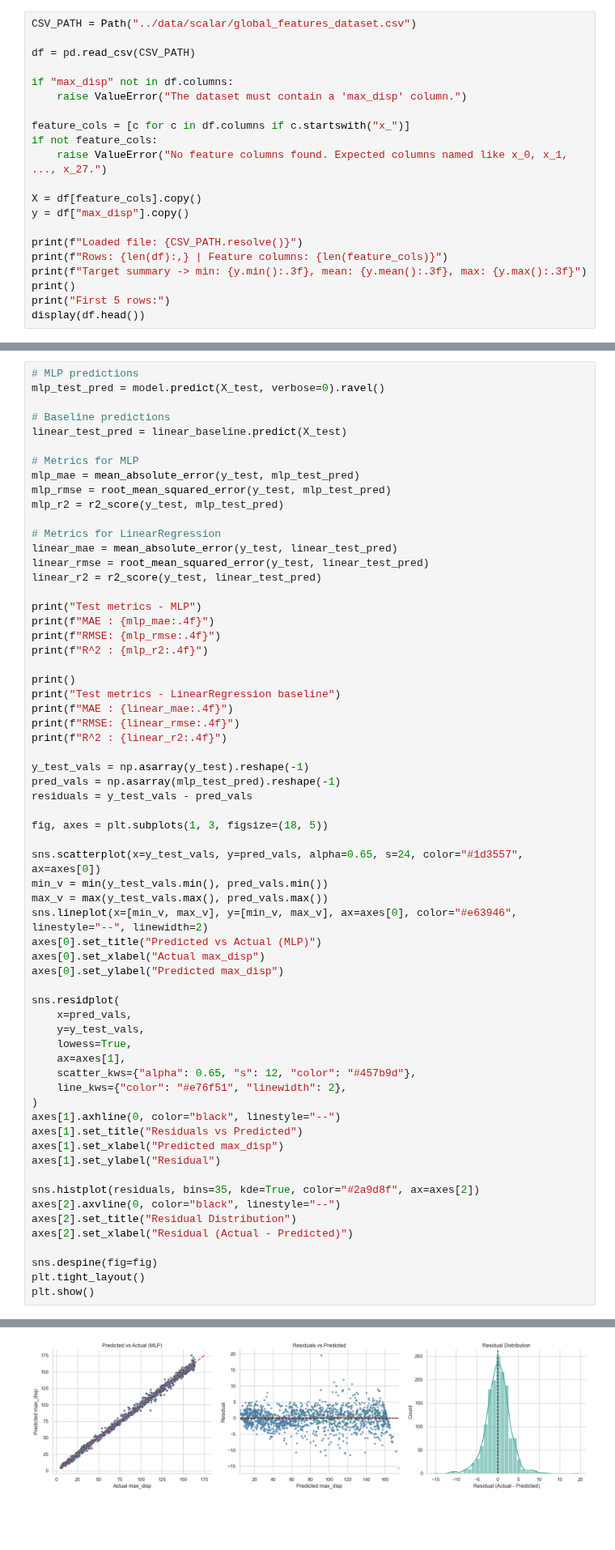
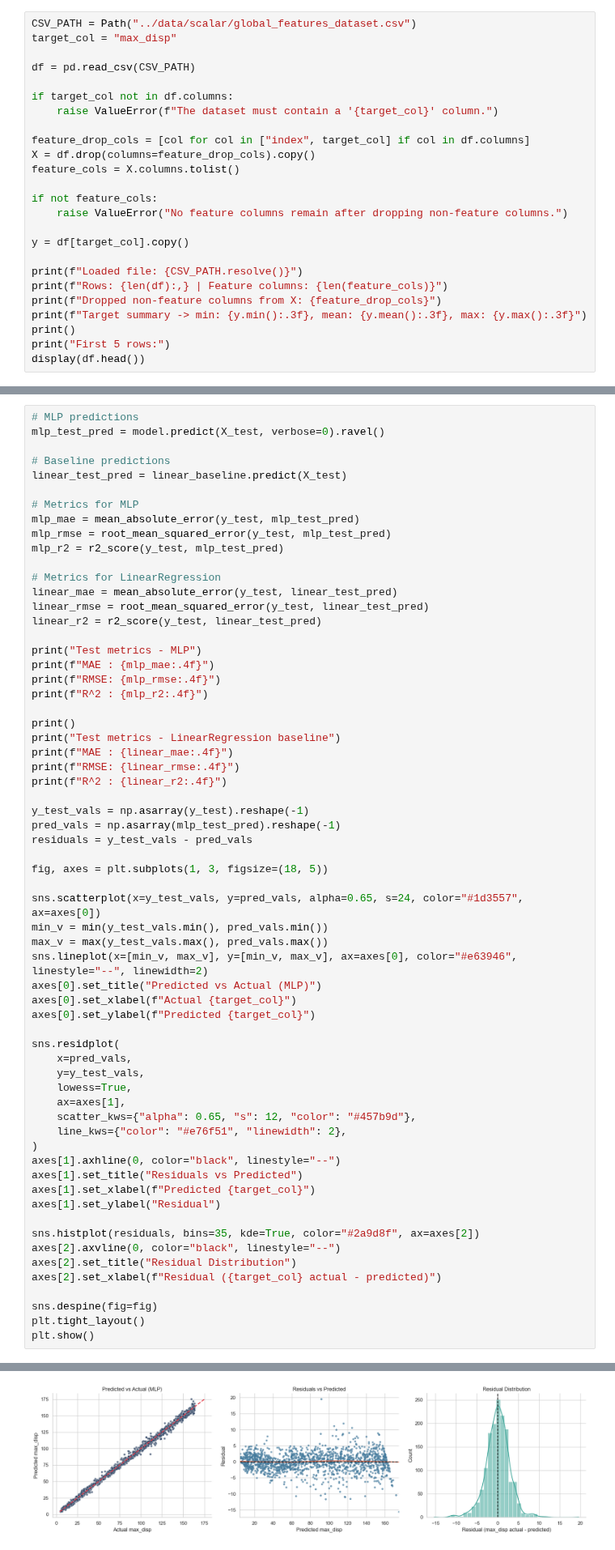
Before and after one commit to ozgucbertug/CMDO-ML, a Jupyter notebook: inclass_examples/notebooks/mlp_regression_maxDisplacement.ipynb, the cells around one changed output, grey strips where cells are left out. Shown at 81% size. Drawn from its saved outputs; the diff is of its cells as text; blank space fills up the shorter version.

```diff
--- a/inclass_examples/notebooks/mlp_regression_maxDisplacement.ipynb
+++ b/inclass_examples/notebooks/mlp_regression_maxDisplacement.ipynb
@@ -47,21 +47,25 @@ For regression, the raw `max_disp` column stays continuous. This cell defines th
 This notebook assumes it is run from `inclass_examples/notebooks/`, so the dataset path is set directly with `Path("../data/scalar/param_disp_dataset.csv")`.
 # %%
 CSV_PATH = Path("../data/scalar/global_features_dataset.csv")
+target_col = "max_disp"
 
 df = pd.read_csv(CSV_PATH)
 
-if "max_disp" not in df.columns:
-    raise ValueError("The dataset must contain a 'max_disp' column.")
+if target_col not in df.columns:
+    raise ValueError(f"The dataset must contain a '{target_col}' column.")
 
-feature_cols = [c for c in df.columns if c.startswith("x_")]
+feature_drop_cols = [col for col in ["index", target_col] if col in df.columns]
+X = df.drop(columns=feature_drop_cols).copy()
+feature_cols = X.columns.tolist()
+
 if not feature_cols:
-    raise ValueError("No feature columns found. Expected columns named like x_0, x_1, ..., x_27.")
+    raise ValueError("No feature columns remain after dropping non-feature columns.")
 
-X = df[feature_cols].copy()
-y = df["max_disp"].copy()
+y = df[target_col].copy()
 
 print(f"Loaded file: {CSV_PATH.resolve()}")
 print(f"Rows: {len(df):,} | Feature columns: {len(feature_cols)}")
+print(f"Dropped non-feature columns from X: {feature_drop_cols}")
 print(f"Target summary -> min: {y.min():.3f}, mean: {y.mean():.3f}, max: {y.max():.3f}")
 print()
 print("First 5 rows:")
@@ -472,41 +607,41 @@ min_v = min(y_test_vals.min(), pred_vals.min())
 max_v = max(y_test_vals.max(), pred_vals.max())
 sns.lineplot(x=[min_v, max_v], y=[min_v, max_v], ax=axes[0], color="#e63946", linestyle="--", linewidth=2)
 axes[0].set_title("Predicted vs Actual (MLP)")
-axes[0].set_xlabel("Actual max_disp")
-axes[0].set_ylabel("Predicted max_disp")
+axes[0].set_xlabel(f"Actual {target_col}")
+axes[0].set_ylabel(f"Predicted {target_col}")
 
 sns.residplot(
     x=pred_vals,
     y=y_test_vals,
     lowess=True,
     ax=axes[1],
     scatter_kws={"alpha": 0.65, "s": 12, "color": "#457b9d"},
     line_kws={"color": "#e76f51", "linewidth": 2},
 )
 axes[1].axhline(0, color="black", linestyle="--")
 axes[1].set_title("Residuals vs Predicted")
-axes[1].set_xlabel("Predicted max_disp")
+axes[1].set_xlabel(f"Predicted {target_col}")
 axes[1].set_ylabel("Residual")
 
 sns.histplot(residuals, bins=35, kde=True, color="#2a9d8f", ax=axes[2])
 axes[2].axvline(0, color="black", linestyle="--")
 axes[2].set_title("Residual Distribution")
-axes[2].set_xlabel("Residual (Actual - Predicted)")
+axes[2].set_xlabel(f"Residual ({target_col} actual - predicted)")
 
 sns.despine(fig=fig)
 plt.tight_layout()
 plt.show()
 # %% [output]
 Test metrics - MLP
 MAE : 2.1563
 RMSE: 2.9242
 R^2 : 0.9964
 
 Test metrics - LinearRegression baseline
 MAE : 39.8341
 RMSE: 46.1054
 R^2 : 0.1044
-[figure, old version]
+[figure, new version]
 # %% [markdown]
 ## 11. Save Trained Artifacts
 
```
Also changed, not shown: parts of 14 cells of this notebook, 2 other files.
